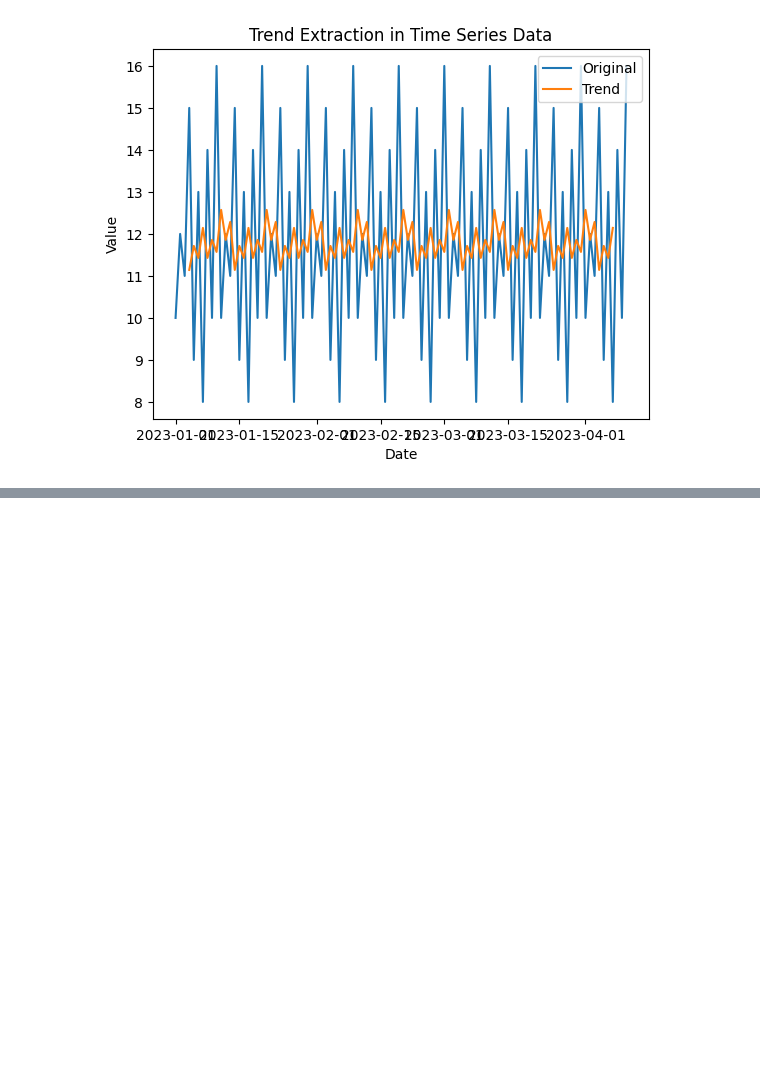
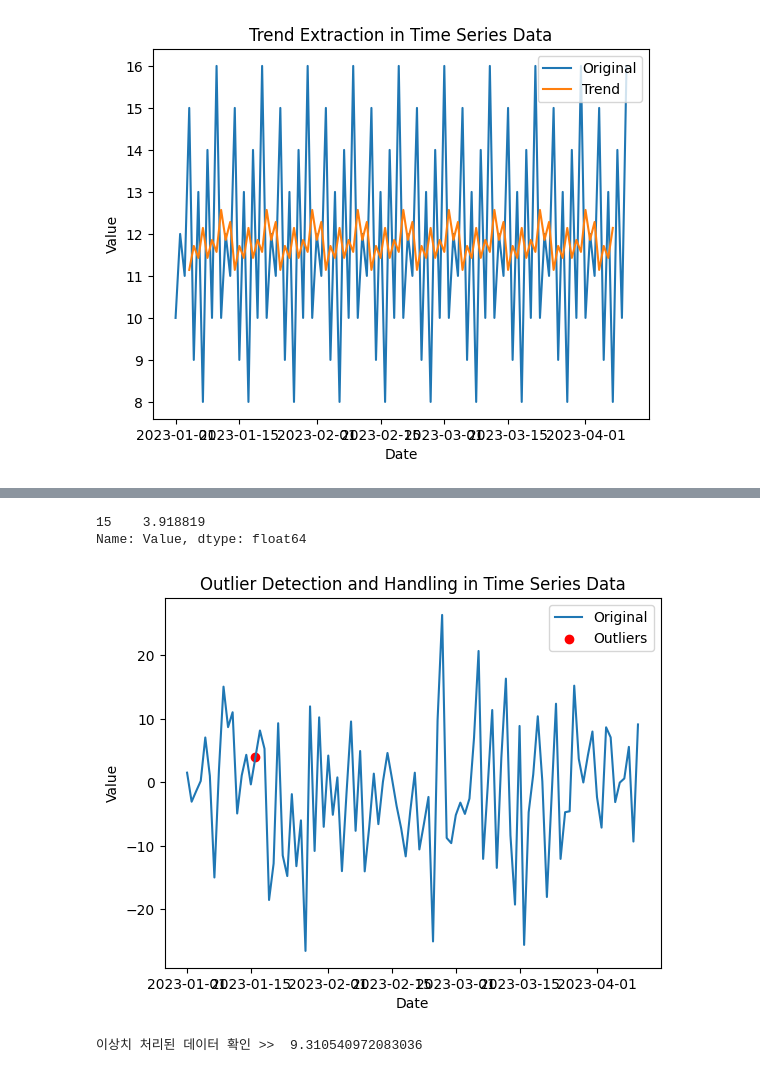
Before and after one commit to speedp001/MS-AI-School, a Jupyter notebook: Data_analysis/data_analysis_39.ipynb, the cells around one changed output, grey strips where cells are left out. Drawn from its saved outputs; the diff is of its cells as text; code cells hidden in the pictures; blank space fills up the shorter version.

```diff
--- a/Data_analysis/data_analysis_39.ipynb
+++ b/Data_analysis/data_analysis_39.ipynb
@@ -55,0 +60,16 @@ plt.show()
+# %%
+#시계열 데이터 생성
+dates = pd.date_range(start='2023-01-01', periods=100, freq='D')
+values = np.random.randn(100) * 10
+
+#이상치 추가
+values[15] = 70
+
+#데이터 프레임 생성
+data = pd.DataFrame({
+    'Date' : dates,
+    'Value' : values
+})
+
+print(data)
+print(data['Value'].iloc[15])
@@ -55,0 +92,35 @@ plt.show()
+# %%
+#이상치 탐지
+z_scores = np.abs(stats.zscore(data['Value']))
+
+#임계치 설정
+threshold = 3
+
+#z-scores 임계값 초과하는 체크
+outliers = z_scores > threshold
+
+#이상치를 -> 결측치로 처리
+data.loc[outliers, 'Value'] = np.nan #loc[행, 열]
+
+#결측치 보간
+data['Value'] = data['Value'].interpolate()  #선형보간
+
+print(data.loc[outliers, 'Value'])
+# %% [output]
+15    3.918819
+Name: Value, dtype: float64
+# %%
+# 시계열 데이터 시각화
+plt.plot(data['Date'], data['Value'], label='Original')
+plt.scatter(data[outliers]['Date'], data[outliers]['Value'], color='red', label='Outliers')
+plt.xlabel('Date')
+plt.ylabel('Value')
+plt.title('Outlier Detection and Handling in Time Series Data')
+plt.legend()
+plt.show()
+
+# 처리된 데이터 확인
+print("이상치 처리된 데이터 확인 >> " , data['Value'].iloc[20])
+# %% [output]
+[figure, added]
+이상치 처리된 데이터 확인 >>  9.310540972083036
```
Also changed, not shown: parts of 3 cells of this notebook, 3 other files.
